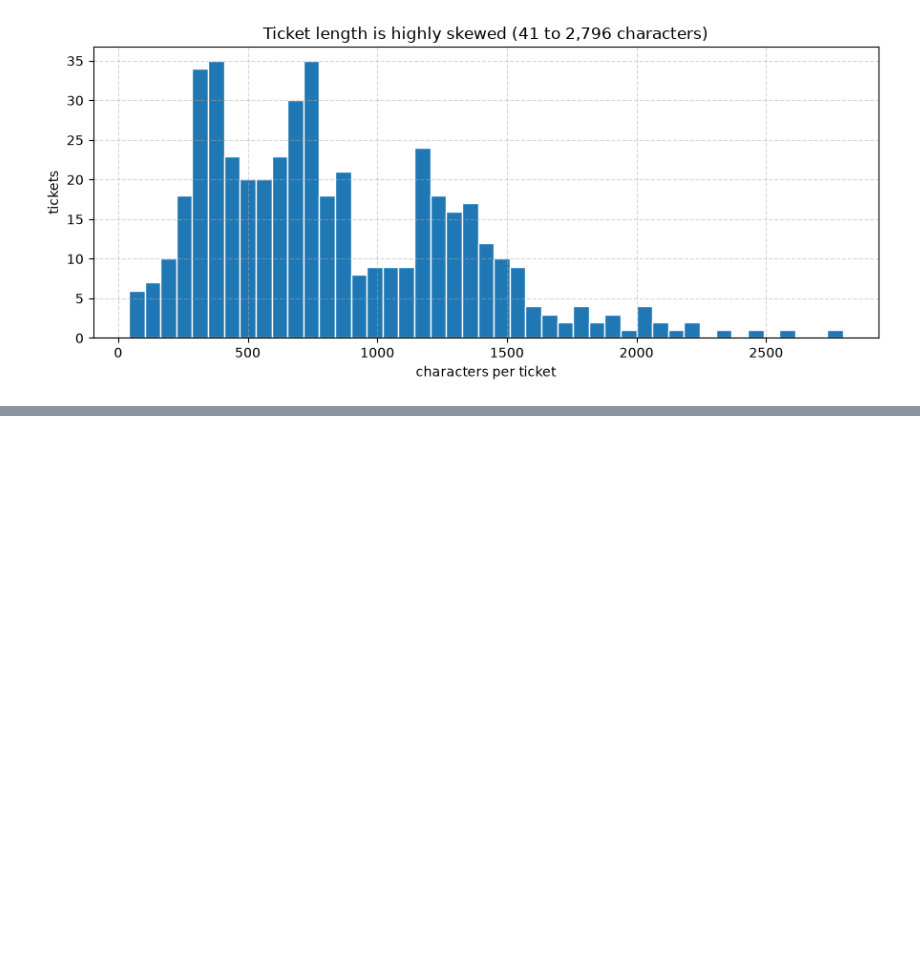
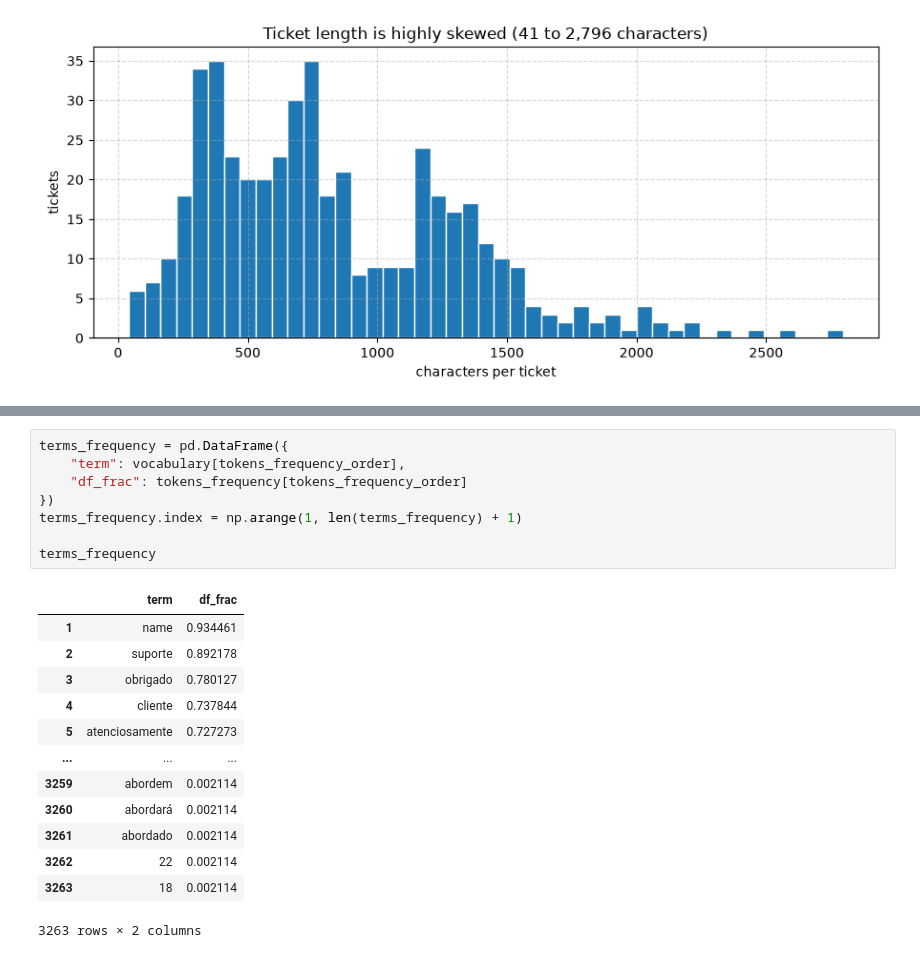
Before and after one commit to nicolaubruno/voll_technical_case, a Jupyter notebook: Support Ticket Clustering.ipynb, the cells around one changed output, grey strips where cells are left out. Drawn from its saved outputs; the diff is of its cells as text; blank space fills up the shorter version.

```diff
--- a/Support Ticket Clustering.ipynb
+++ b/Support Ticket Clustering.ipynb
@@ -726,0 +234,22 @@ vectorizer concern and should stay reversible.
+# %%
+terms_frequency = pd.DataFrame({
+    "term": vocabulary[tokens_frequency_order],
+    "df_frac": tokens_frequency[tokens_frequency_order]
+})
+terms_frequency.index = np.arange(1, len(terms_frequency) + 1)
+
+terms_frequency
+# %% [output]
+|  | term | df_frac |
+| 1 | name | 0.934461 |
+| 2 | suporte | 0.892178 |
+| 3 | obrigado | 0.780127 |
+| 4 | cliente | 0.737844 |
+| 5 | atenciosamente | 0.727273 |
+| ... | ... | ... |
+| 3259 | abordem | 0.002114 |
+| 3260 | abordará | 0.002114 |
+| 3261 | abordado | 0.002114 |
+| 3262 | 22 | 0.002114 |
+| 3263 | 18 | 0.002114 |
+3263 rows × 2 columns
```
Also changed, not shown: parts of 29 cells of this notebook.
